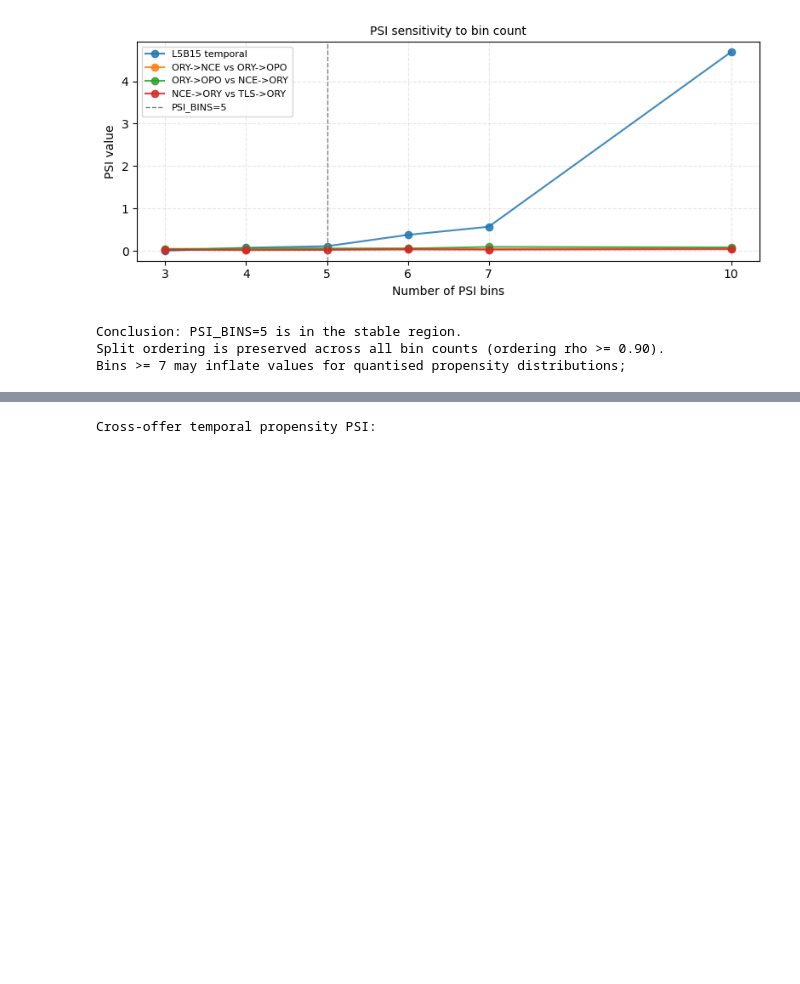
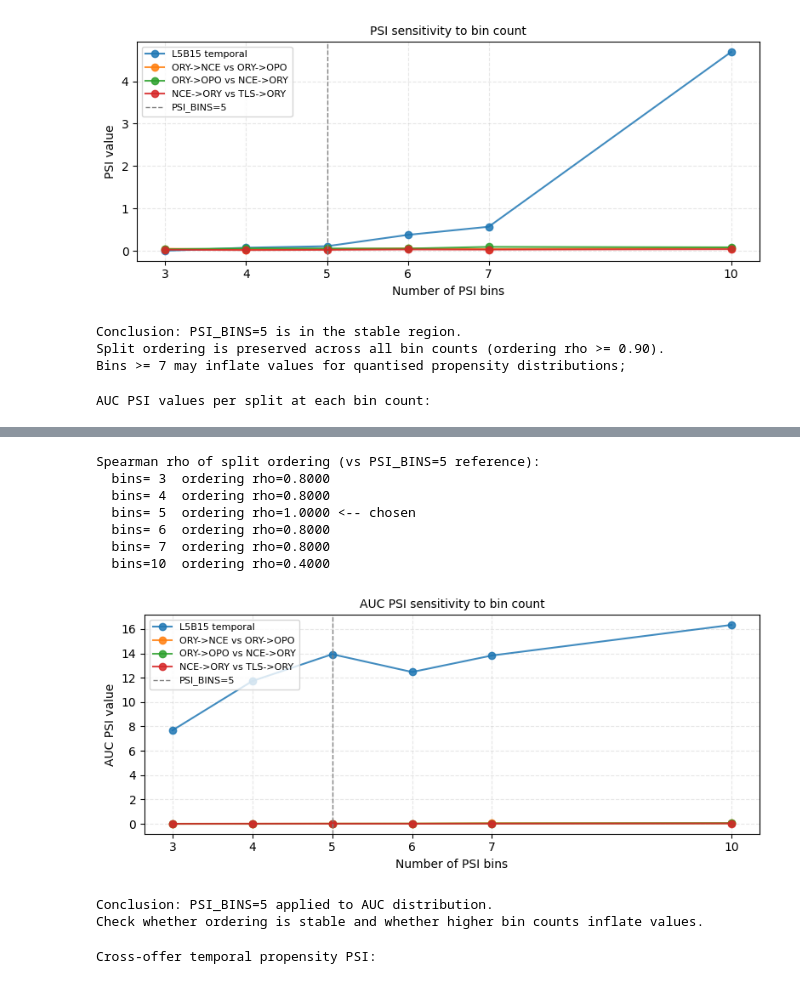
Before and after one commit to bosnbos/xai-fidelity-benchmark, a Jupyter notebook: notebooks/07_attribution.ipynb, the cells around one changed output, grey strips where cells are left out. Cells and saved outputs as stored; diff of their text form; code cells hidden in the pictures; blank space fills up the shorter version.

```diff
--- a/notebooks/07_attribution.ipynb
+++ b/notebooks/07_attribution.ipynb
@@ -269,3 +269,68 @@ Spearman rho of split ordering (vs PSI_BINS=5 reference):
 Conclusion: PSI_BINS=5 is in the stable region.
 Split ordering is preserved across all bin counts (ordering rho >= 0.90).
 Bins >= 7 may inflate values for quantised propensity distributions;
+# %%
+# ── §17c  AUC PSI sensitivity to bin count ────────────────────────────────
+# Same analysis as §17b but applied to the modelPerformance (AUC) distribution.
+# Validates that PSI_BINS=5 is also appropriate for the δ_m proxy.
+# Pega AUC values are discretised (typically a small set of distinct floats),
+# so the same empty-bin inflation risk exists as for propensity scores.
+
+bin_range = [3, 4, 5, 6, 7, 10]
+
+auc_splits_for_sens = {
+    f"{PRIMARY_VARIANT} temporal": (
+        meta.loc[mask_early, "modelPerformance"].dropna(),
+        meta.loc[mask_late,  "modelPerformance"].dropna(),
+    )
+}
+for i in range(len(top_routes) - 1):
+    r1, r2 = top_routes[i], top_routes[i + 1]
+    auc_splits_for_sens[f"{r1} vs {r2}"] = (
+        meta.loc[route_masks[r1], "modelPerformance"].dropna(),
+        meta.loc[route_masks[r2], "modelPerformance"].dropna(),
+    )
+
+auc_sens_rows = []
+for b in bin_range:
+    row = {"bins": b}
+    for split_name, (s_a, s_b) in auc_splits_for_sens.items():
+        psi_v, _ = psi(s_a, s_b, bins=b)
+        row[split_name] = round(psi_v, 4)
+    auc_sens_rows.append(row)
+
+auc_sens_df = pd.DataFrame(auc_sens_rows).set_index("bins")
+
+print("AUC PSI values per split at each bin count:")
+display(
+    auc_sens_df.style
+    .format("{:.4f}")
+    .background_gradient(cmap="YlOrRd", vmin=0, vmax=1.0, axis=None)
+    .highlight_max(color="#f8d7da", axis=0)
+)
+
+ref_ranks_auc = auc_sens_df.loc[PSI_BINS].rank()
+print(f"Spearman rho of split ordering (vs PSI_BINS={PSI_BINS} reference):")
+for b in bin_range:
+    rho, _ = _sp_sens(ref_ranks_auc, auc_sens_df.loc[b].rank())
+    marker = " <-- chosen" if b == PSI_BINS else ""
+    print(f"  bins={b:2d}  ordering rho={rho:.4f}{marker}")
+
+fig, ax = plt.subplots(figsize=(8, 3.5))
+for split_name in auc_splits_for_sens:
+    ax.plot(bin_range, [auc_sens_df.loc[b, split_name] for b in bin_range],
+            marker="o", label=split_name, alpha=0.85)
+ax.axvline(x=PSI_BINS, color="gray", linestyle="--", linewidth=1.0, label=f"PSI_BINS={PSI_BINS}")
+ax.set_xlabel("Number of PSI bins")
+ax.set_ylabel("AUC PSI value")
+ax.set_xticks(bin_range)
+ax.set_title("AUC PSI sensitivity to bin count", fontsize=10)
+ax.legend(fontsize=8, loc="upper left")
+ax.grid(alpha=0.3, linestyle="--")
+plt.tight_layout()
+plt.show()
+
+print(f"Conclusion: PSI_BINS={PSI_BINS} applied to AUC distribution.")
+print("Check whether ordering is stable and whether higher bin counts inflate values.")
+# %% [output]
+AUC PSI values per split at each bin count:
@@ -272,3 +345,13 @@ Bins >= 7 may inflate values for quantised propensity distributions;
+Spearman rho of split ordering (vs PSI_BINS=5 reference):
+  bins= 3  ordering rho=0.8000
+  bins= 4  ordering rho=0.8000
+  bins= 5  ordering rho=1.0000 <-- chosen
+  bins= 6  ordering rho=0.8000
+  bins= 7  ordering rho=0.8000
+  bins=10  ordering rho=0.4000
+[figure, added]
+Conclusion: PSI_BINS=5 applied to AUC distribution.
+Check whether ordering is stable and whether higher bin counts inflate values.
 # %%
 # ── Cross-offer temporal PSI ───────────────────────────────────────────────
 cross_psi_rows = [{"variant": PRIMARY_VARIANT, "PSI": round(psi_temporal, 4), "label": psi_temporal_lbl}]
```
Also changed, not shown: parts of 4 cells of this notebook, 2 other files.
